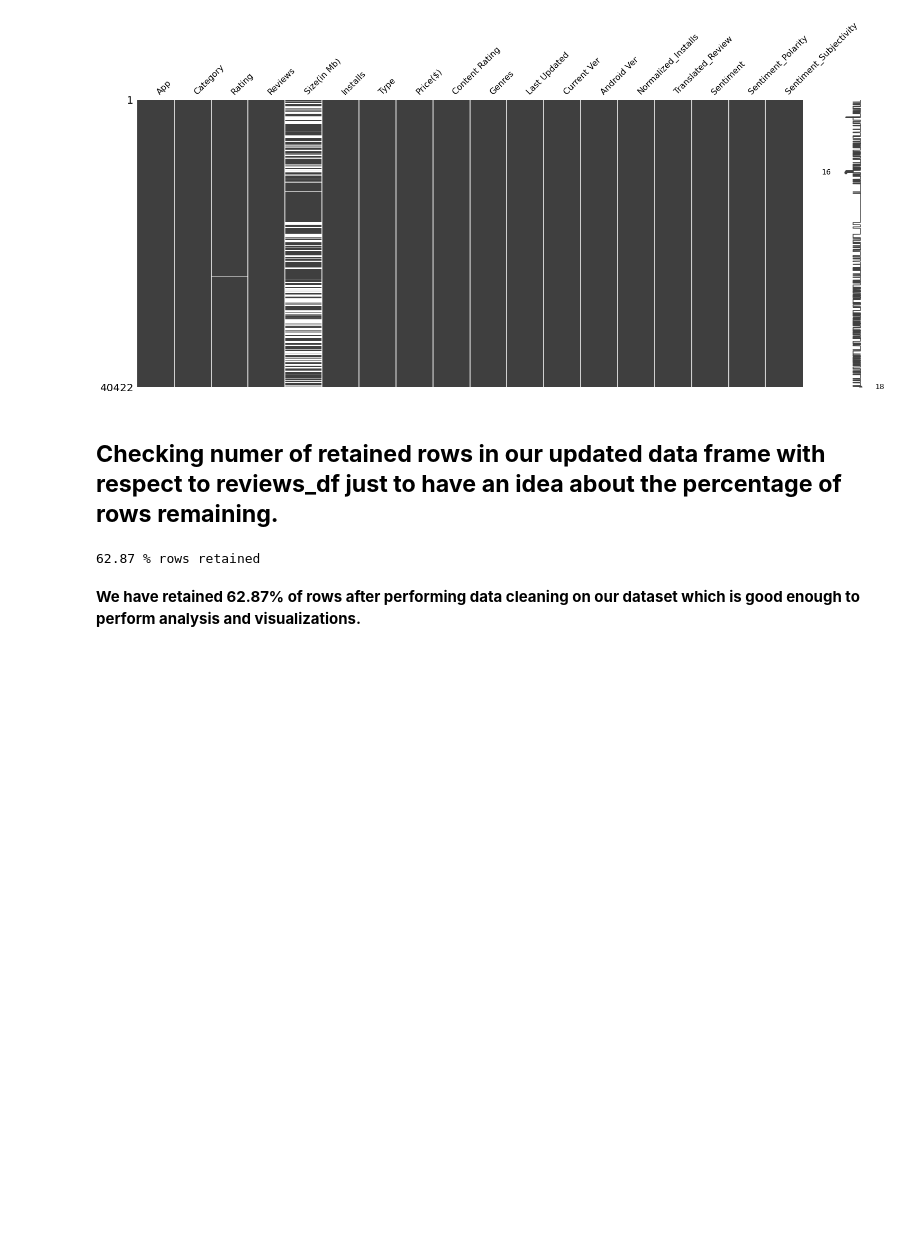
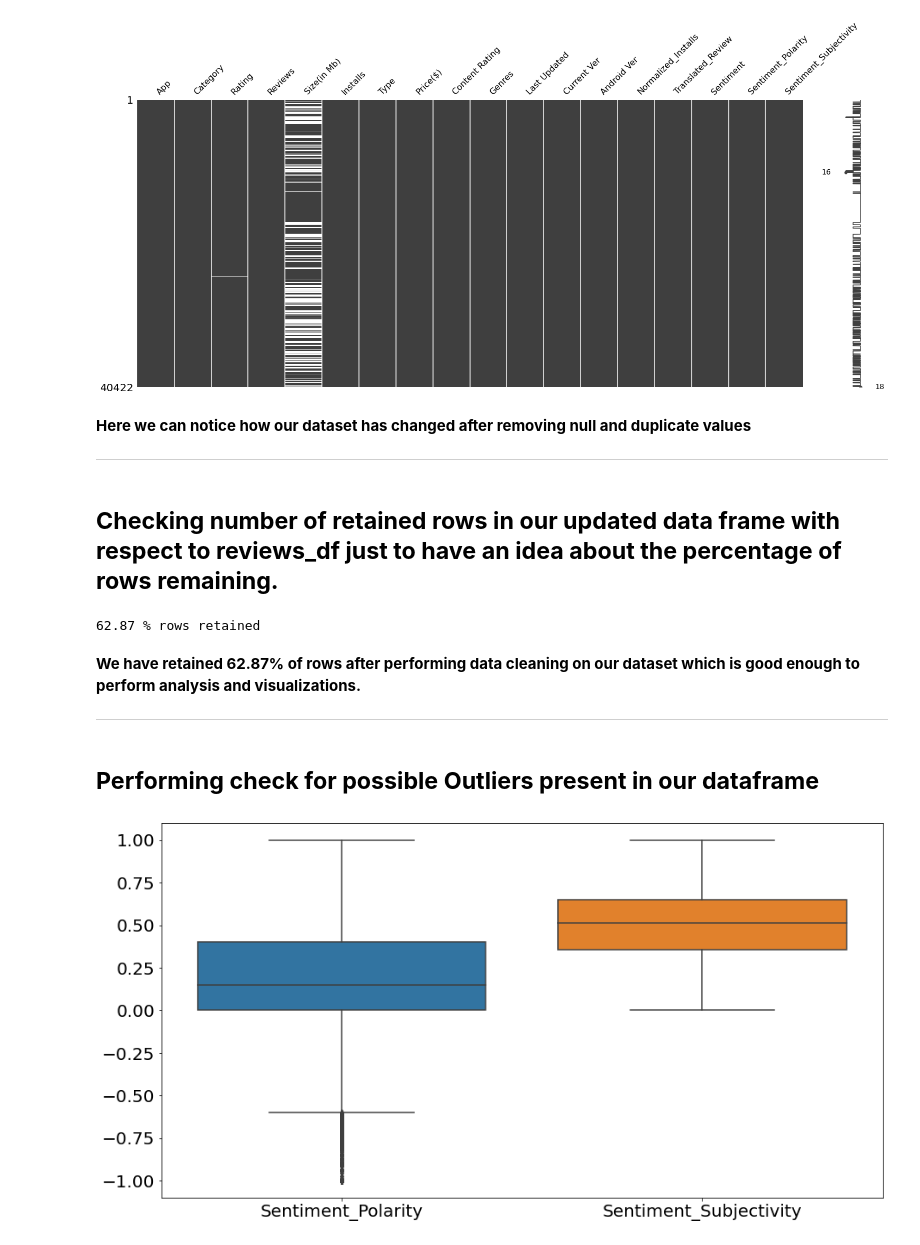
Before and after one commit to amol004/Google-Play-Store-EDA, a Jupyter notebook: Capstone_Project_Google_play_store_review_analysis_(EDA)_Notebook_{Amol_Thakur}.ipynb, the cells around one changed output. Cells and saved outputs as stored; diff of their text form; code cells hidden in the pictures; blank space fills up the shorter version.

```diff
--- a/Capstone_Project_Google_play_store_review_analysis_(EDA)_Notebook_{Amol_Thakur}.ipynb
+++ b/Capstone_Project_Google_play_store_review_analysis_(EDA)_Notebook_{Amol_Thakur}.ipynb
@@ -1290,7 +1309,11 @@ msno.matrix(play_df);
 # %% [output]
 [figure]
+# %% [markdown]
+**Here we can notice how our dataset has changed after removing null and duplicate values**
+
+---
 # %% [markdown]
-## **Checking numer of retained rows in our updated data frame with respect to reviews_df just to have an idea about the percentage of rows remaining.**
+## **Checking number of retained rows in our updated data frame with respect to reviews_df just to have an idea about the percentage of rows remaining.**
 # %%
 # checking the percentage of retained rows
 print(round(40422/64295*100,2),'% rows retained')
@@ -1298,3 +1321,13 @@ print(round(40422/64295*100,2),'% rows retained')
 62.87 % rows retained
 # %% [markdown]
 **We have retained 62.87% of rows after performing data cleaning on our dataset which is good enough to perform analysis and visualizations.**
+
+
+---
+# %% [markdown]
+## **Performing check for possible Outliers present in our dataframe**
+# %%
+# Checking for any possible outliers present in our dataframe using seaborn and boxplot
+sns.boxplot(data=reviews_df);
+# %% [output]
+[figure, added]
```
Also changed, not shown: parts of 25 cells of this notebook.
